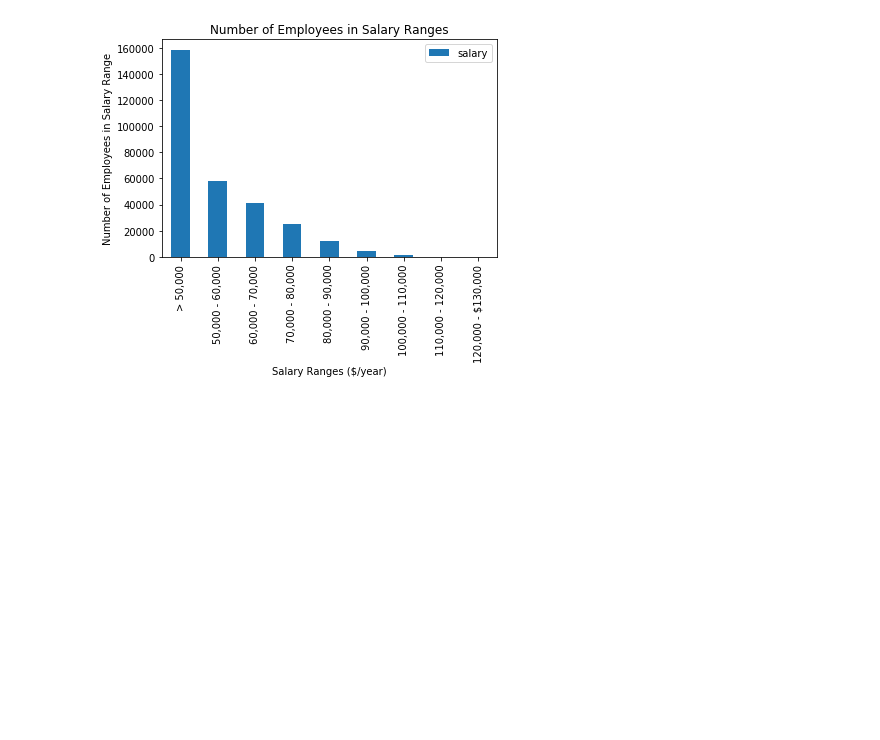
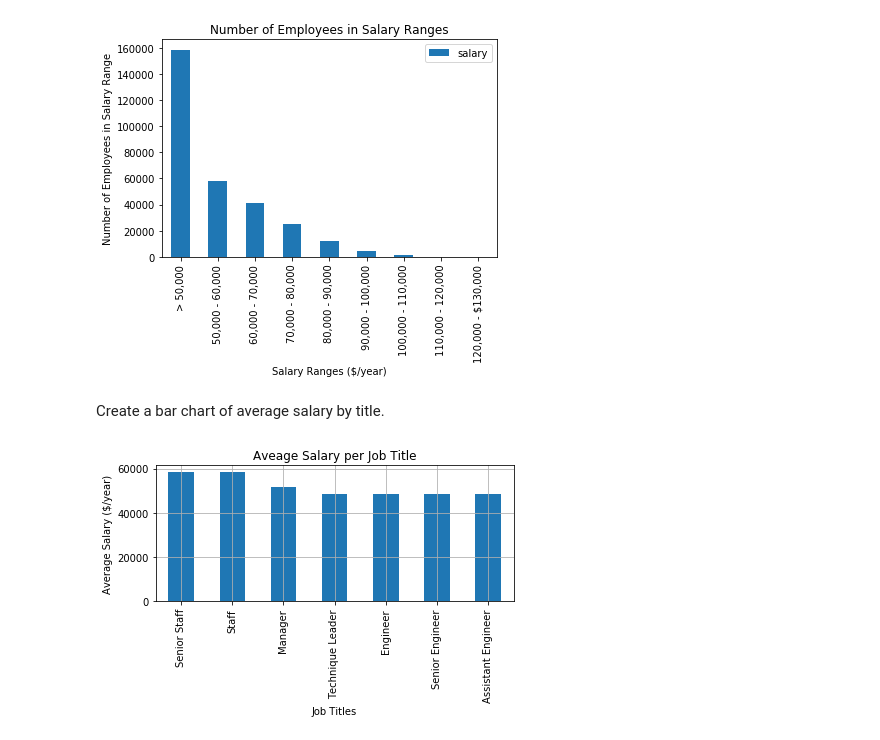
Before and after one commit to abbylemon/spl-challenge, a Jupyter notebook: EmployeeDB_Analysis.ipynb, the cells around one changed output. Cells and saved outputs as stored; diff of their text form; code cells hidden in the pictures; blank space fills up the shorter version.

Commit message:
added plot of salary per title

```diff
--- a/EmployeeDB_Analysis.ipynb
+++ b/EmployeeDB_Analysis.ipynb
@@ -53,3 +54,5 @@ plt.title('Number of Employees in Salary Ranges')
 plt.show()
 # %% [output]
 [figure]
+# %% [markdown]
+Create a bar chart of average salary by title.
@@ -55,0 +62,16 @@ plt.show()
+# %%
+sal_title_df = salaries_df.merge(titles_df, on='emp_no')
+by_title = sal_title_df.groupby('title')
+by_title = by_title['salary'].mean()
+by_title = by_title.sort_values(ascending=False)
+# %%
+tick_locations = [value for value in by_title]
+ax = by_title.plot.bar(y='salary')
+plt.ylabel('Average Salary ($/year)')
+plt.xlabel('Job Titles')
+plt.title('Aveage Salary per Job Title')
+plt.tight_layout()
+plt.grid()
+plt.show()
+# %% [output]
+[figure, added]
```
Also changed, not shown: parts of 2 cells of this notebook.
